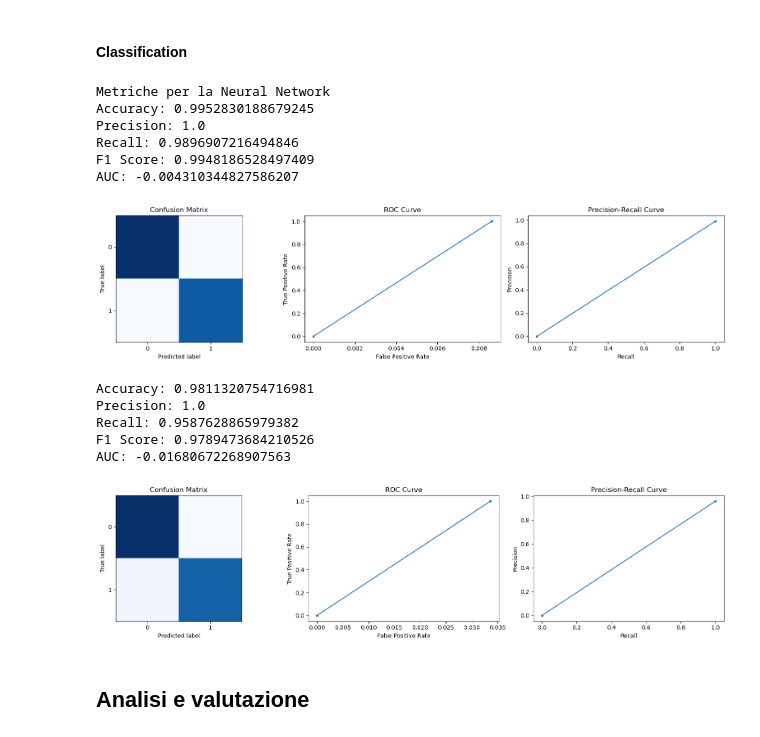
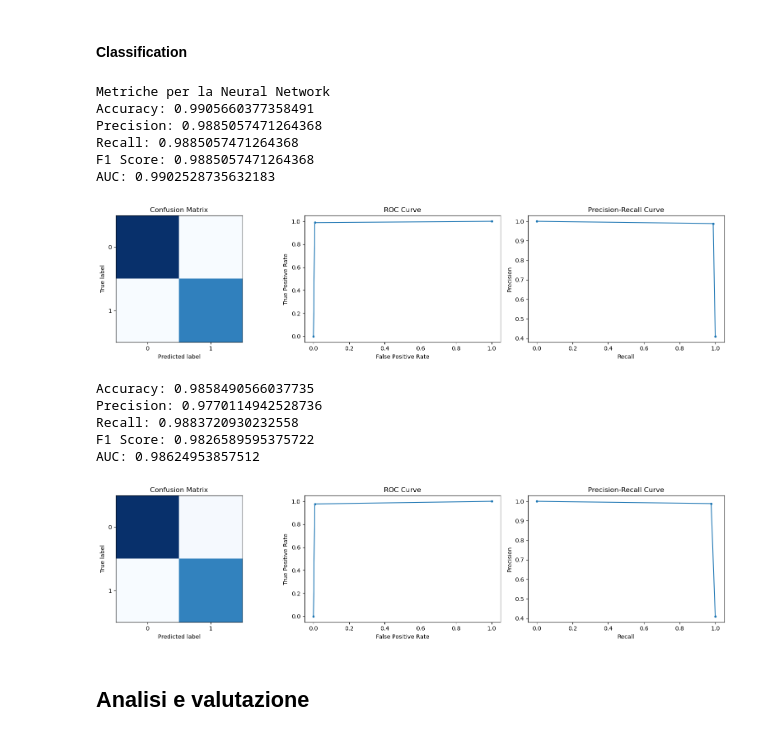
Before and after one commit to alepot55/Predicting-Obesity, a Jupyter notebook: hw1.ipynb, the cells around one changed output. Saved outputs shown, nothing was run; the diff lists cells and outputs as text; code cells hidden in the pictures.

```diff
--- a/hw1.ipynb
+++ b/hw1.ipynb
@@ -312,5 +245,16 @@ def rmse(y_pred, y):  # Root Mean Squared Error
 # %%
 # Funzioni per il calcolo delle metriche e la visualizzazione dei risultati
+
+from sklearn.metrics import precision_recall_curve
+from sklearn.metrics import confusion_matrix
+from sklearn.metrics import roc_curve
+from sklearn.metrics import roc_auc_score
+from sklearn.metrics import accuracy_score
+from sklearn.metrics import f1_score
+from sklearn.metrics import precision_score
+from sklearn.metrics import recall_score
+from sklearn.metrics import mean_squared_error
+from sklearn.metrics import mean_absolute_error
 
 def plot_confusion_matrix(y_pred, y, ax):  # Plotta la matrice di confusione
     cm = confusion_matrix(y_pred, y)
@@ -335,7 +279,7 @@ def plot_precision_recall_curve(y_pred, y, ax):  # Plotta la curva Precision-Rec
     ax.set_ylabel("Precision")
     ax.set_title("Precision-Recall Curve")
 
-def plots(y_pred, y, mode):  # Plotta la matrice di confusione, la curva ROC e la curva Precision-Recall
+def plots(y_pred, y):  # Plotta la matrice di confusione, la curva ROC e la curva Precision-Recall
     fig, axs = plt.subplots(1, 3, figsize=(16, 4))
     plot_confusion_matrix(y_pred, y, axs[0])
     plot_roc_curve(y_pred, y, axs[1])
@@ -345,12 +289,12 @@ def plots(y_pred, y, mode):  # Plotta la matrice di confusione, la curva ROC e l
 
 def metrics(y_pred, y, mode):  # Calcola le metriche in base alla modalitàe ritorna un dizionario con le metriche
     if mode == "regression":
-        print("MSE:", mse(y_pred, y), "\nMAE:", mae(y_pred, y), "\nRMSE:", rmse(y_pred, y))
-        return {"MSE": mse(y_pred, y), "MAE": mae(y_pred, y), "RMSE": rmse(y_pred, y)}
+        print("MSE:", mean_squared_error(y_pred, y), "\nMAE:", mean_absolute_error(y_pred, y), "\nRMSE:", np.sqrt(mean_squared_error(y_pred, y)))
+        return {"MSE": mean_squared_error(y_pred, y), "MAE": mean_absolute_error(y_pred, y), "RMSE": np.sqrt(mean_squared_error(y_pred, y))}
     else:
-        print("Accuracy:", accuracy(y_pred, y), "\nPrecision:", precision(y_pred, y), "\nRecall:", recall(y_pred, y), "\nF1 Score:", f1_score(y_pred, y), "\nAUC:", auc(y_pred, y))
-        plots(y_pred, y, mode)
-        return {"Accuracy": accuracy(y_pred, y), "Precision": precision(y_pred, y), "Recall": recall(y_pred, y), "F1 Score": f1_score(y_pred, y), "AUC": auc(y_pred, y)}
+        print("Accuracy:", accuracy_score(y_pred, y), "\nPrecision:", precision_score(y_pred, y), "\nRecall:", recall_score(y_pred, y), "\nF1 Score:", f1_score(y_pred, y), "\nAUC:", roc_auc_score(y_pred, y))
+        plots(y_pred, y)
+        return {"Accuracy": accuracy_score(y_pred, y), "Precision": precision_score(y_pred, y), "Recall": recall_score(y_pred, y), "F1 Score": f1_score(y_pred, y), "\nAUC:": roc_auc_score(y_pred, y)}
 # %% [markdown]
 ### Scelta degli iperparametri
 # %%
@@ -403,7 +347,7 @@ def grid_search(x, y, model_class, model_params, k, loss, show_pregress):  # Gri
     # Trova la combinazione di parametri con l'errore minore
     return combinations[np.argmin(errors)]
 
-def model_selection(model_class, model_params, mode, k=5, loss=mse, bins=-1, show_pregress=False, standardization=False,):  # Model selection tramite k-fold cross validation
+def model_selection(model_class, model_params, mode, k=5, loss=mean_squared_error, bins=-1, show_pregress=False, standardization=False,):  # Model selection tramite k-fold cross validation
 
     # Controlla che la modalità sia corretta
     assert mode in ["regression", "classification"]
@@ -1624,42 +1593,42 @@ RMSE: 88.78520572438296
 # %%
 # Valutazione del modello Neural Network per la classificazione
 
 # Il mio modello
 
 model_params = {
     "mode": ["classification"],
     "layers": ["10-5"],
     "epochs": [200],
     "learning_rate": [0.01]
 }
 
 print("Metriche per la Neural Network")
 optim_params["Neural Network"], classification_results["Neural Network"] = model_selection(MyNeuralNetwork, model_params, mode="classification", standardization=True)
 
 # Il modello di sklearn
 
 from sklearn.neural_network import MLPClassifier
 
 hidden_layer_sizes = [eval(i) for i in optim_params["Neural Network"]["layers"].split("-")]
 max_iter = optim_params["Neural Network"]["epochs"]
 learning_rate = optim_params["Neural Network"]["learning_rate"]
 
-model = MLPClassifier(hidden_layer_sizes=hidden_layer_sizes, max_iter=max_iter)
+model = MLPClassifier(hidden_layer_sizes=hidden_layer_sizes, max_iter=max_iter, activation="logistic")
 sklearn_results(model, "classification", standardization=True)
 # %% [output]
 Metriche per la Neural Network
-Accuracy: 0.9952830188679245
-Precision: 1.0
-Recall: 0.9896907216494846
-F1 Score: 0.9948186528497409
-AUC: -0.004310344827586207
+Accuracy: 0.9905660377358491
+Precision: 0.9885057471264368
+Recall: 0.9885057471264368
+F1 Score: 0.9885057471264368
+AUC: 0.9902528735632183
-[figure, old version]
+[figure, new version]
-Accuracy: 0.9811320754716981
-Precision: 1.0
-Recall: 0.9587628865979382
-F1 Score: 0.9789473684210526
-AUC: -0.01680672268907563
+Accuracy: 0.9858490566037735
+Precision: 0.9770114942528736
+Recall: 0.9883720930232558
+F1 Score: 0.9826589595375722
+AUC: 0.98624953857512
-[figure, old version]
+[figure, new version]
 # %% [markdown]
 ## Analisi e valutazione
 # %%
```
Also changed, not shown: parts of 38 cells of this notebook.
